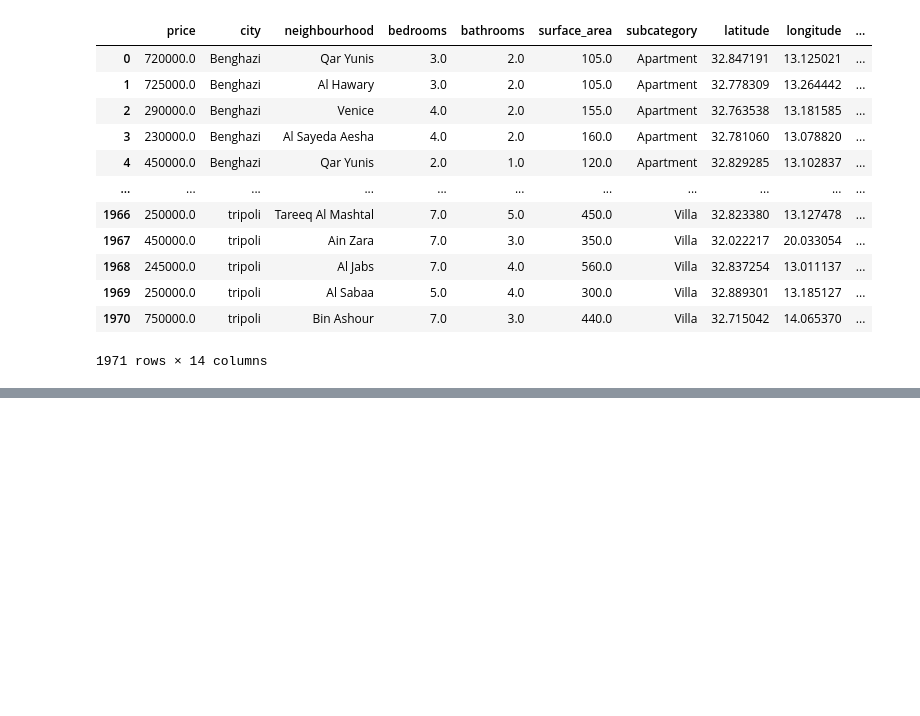
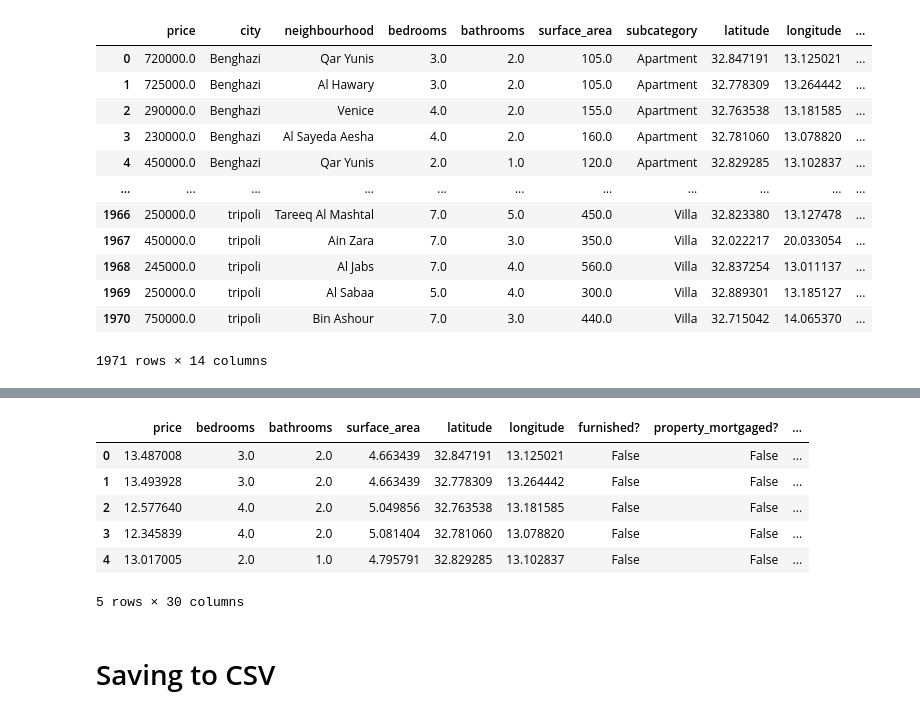
Before and after one commit to Malak-elghriani/OpenSouq_P, a Jupyter notebook: Notebooks/Cleaning_and_Preprocessing.ipynb, the cells around one changed output, grey strips where cells are left out. Drawn from its saved outputs; the diff is of its cells as text; code cells hidden in the pictures; blank space fills up the shorter version.

```diff
--- a/Notebooks/Cleaning_and_Preprocessing.ipynb
+++ b/Notebooks/Cleaning_and_Preprocessing.ipynb
@@ -73,0 +114,8 @@ sns.heatmap(data.corr(), annot=True, cmap="YlGnBu")
+# %%
+cities = df.select_dtypes(include=['object']).columns.tolist()
+encoder = OneHotEncoder(handle_unknown='ignore', sparse_output=False)
+encoded_data = encoder.fit_transform(df[cities])
+
+# Combine with numerical data
+df_cities = pd.DataFrame(encoded_data, columns=encoder.get_feature_names_out(cities))
+df_encoded = df.select_dtypes(exclude=['object']).join(df_cities)
@@ -73,0 +131,10 @@ sns.heatmap(data.corr(), annot=True, cmap="YlGnBu")
+# %%
+df_encoded.head()
+# %% [output]
+|  | price | bedrooms | bathrooms | surface_area | latitude | longitude | furnished? | property_mortgaged? | ... |
+| 0 | 13.487008 | 3.0 | 2.0 | 4.663439 | 32.847191 | 13.125021 | False | False | ... |
+| 1 | 13.493928 | 3.0 | 2.0 | 4.663439 | 32.778309 | 13.264442 | False | False | ... |
+| 2 | 12.577640 | 4.0 | 2.0 | 5.049856 | 32.763538 | 13.181585 | False | False | ... |
+| 3 | 12.345839 | 4.0 | 2.0 | 5.081404 | 32.781060 | 13.078820 | False | False | ... |
+| 4 | 13.017005 | 2.0 | 1.0 | 4.795791 | 32.829285 | 13.102837 | False | False | ... |
+5 rows × 30 columns
@@ -73,0 +143,2 @@ sns.heatmap(data.corr(), annot=True, cmap="YlGnBu")
+# %% [markdown]
+# Saving to CSV
```
Also changed, not shown: parts of 27 cells of this notebook, 1 other file.
